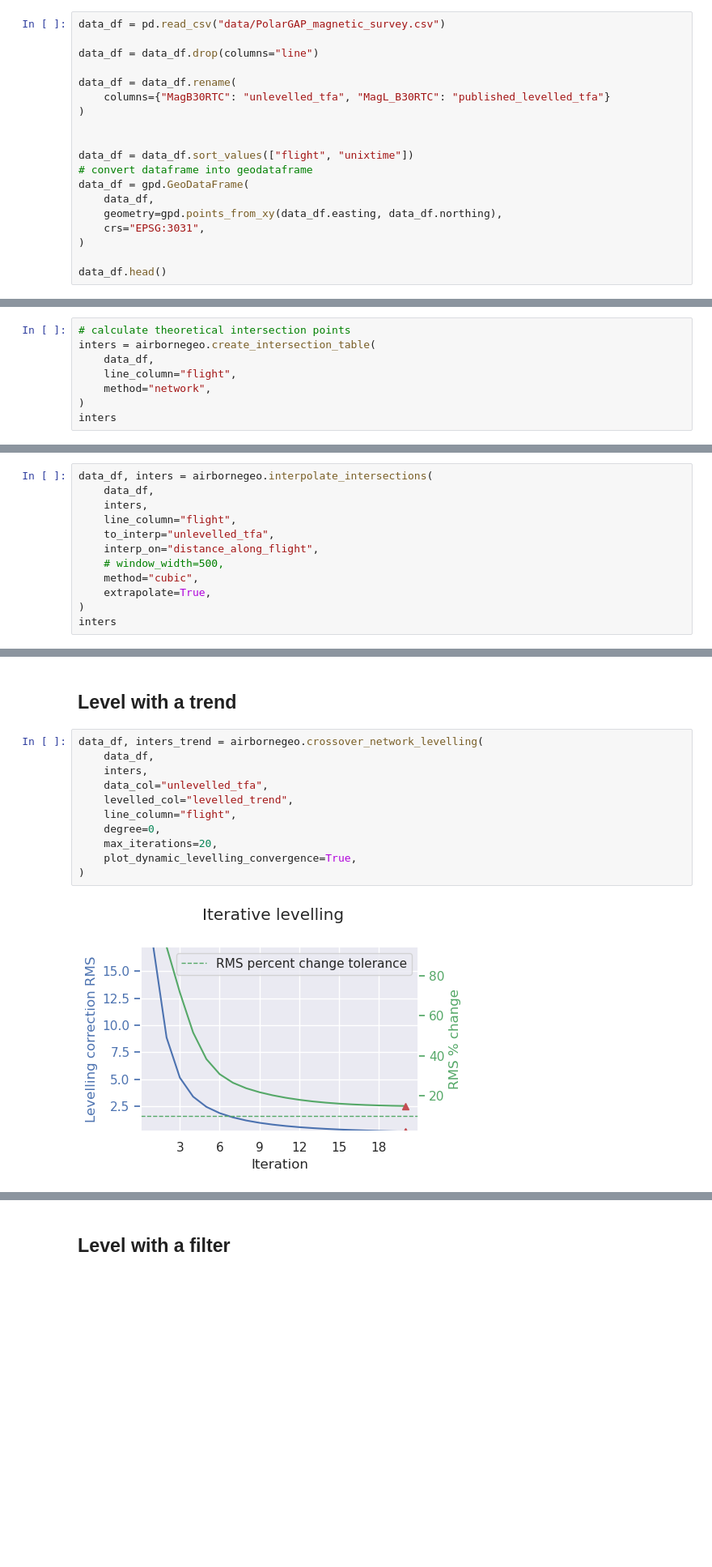
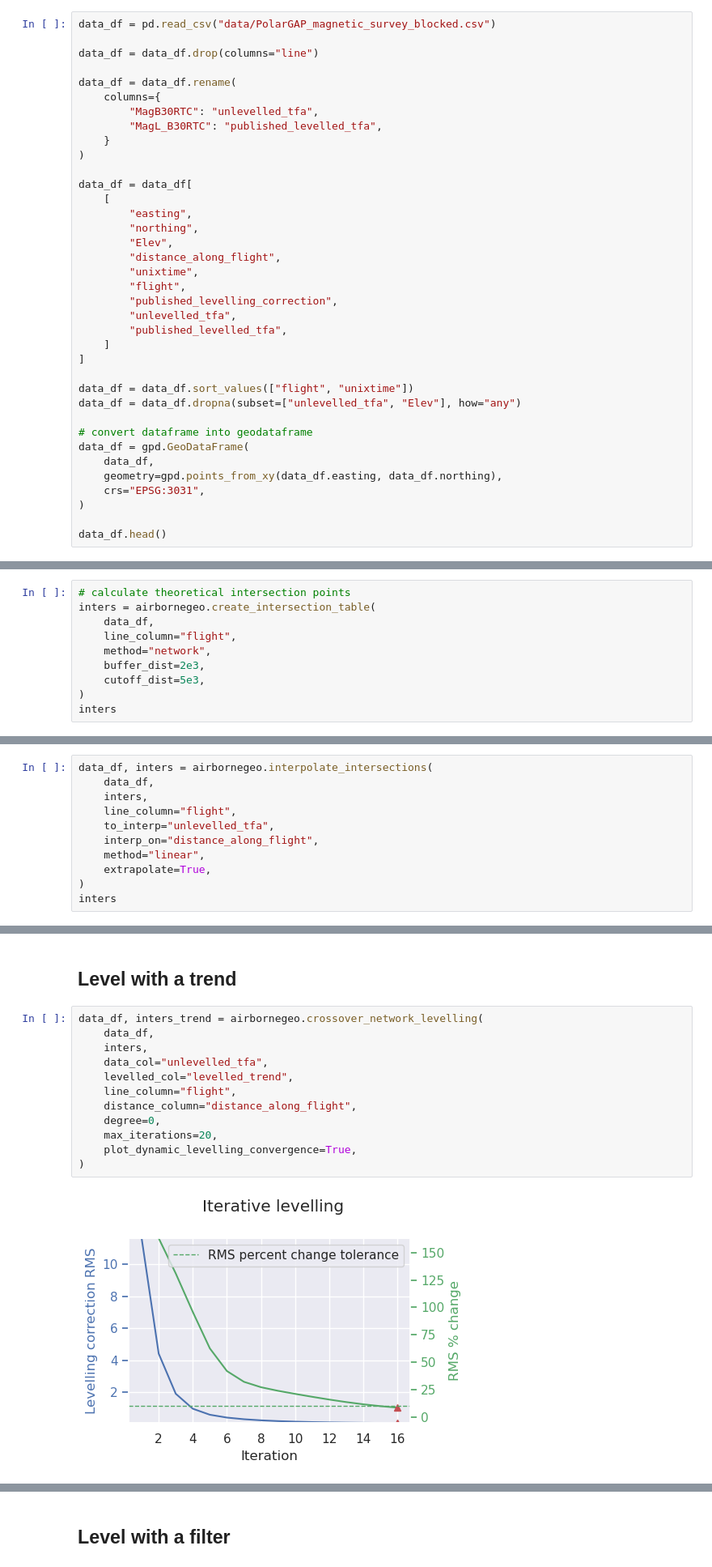
Before and after one commit to GeoToolkits/airbornegeo, a Jupyter notebook: docs/PolarGAP_magnetics_levelling.ipynb, the cells around one changed output, grey strips where cells are left out. Shown at 81% size. Drawn from its saved outputs; the diff is of its cells as text; blank space fills up the shorter version.

Commit message:
Dev (#75)
* require specifying distance column name

* update notebooks

```diff
--- a/docs/PolarGAP_magnetics_levelling.ipynb
+++ b/docs/PolarGAP_magnetics_levelling.ipynb
@@ -21,16 +24,34 @@ logging.basicConfig()
 # %% [markdown]
 ## Load data
 # %%
-data_df = pd.read_csv("data/PolarGAP_magnetic_survey.csv")
+data_df = pd.read_csv("data/PolarGAP_magnetic_survey_blocked.csv")
 
 data_df = data_df.drop(columns="line")
 
 data_df = data_df.rename(
-    columns={"MagB30RTC": "unlevelled_tfa", "MagL_B30RTC": "published_levelled_tfa"}
+    columns={
+        "MagB30RTC": "unlevelled_tfa",
+        "MagL_B30RTC": "published_levelled_tfa",
+    }
 )
 
+data_df = data_df[
+    [
+        "easting",
+        "northing",
+        "Elev",
+        "distance_along_flight",
+        "unixtime",
+        "flight",
+        "published_levelling_correction",
+        "unlevelled_tfa",
+        "published_levelled_tfa",
+    ]
+]
 
 data_df = data_df.sort_values(["flight", "unixtime"])
+data_df = data_df.dropna(subset=["unlevelled_tfa", "Elev"], how="any")
+
 # convert dataframe into geodataframe
 data_df = gpd.GeoDataFrame(
     data_df,
@@ -89,6 +100,8 @@ inters = airbornegeo.create_intersection_table(
     data_df,
     line_column="flight",
     method="network",
+    buffer_dist=2e3,
+    cutoff_dist=5e3,
 )
 inters
 # %% [output]
@@ -137,8 +158,7 @@ data_df, inters = airbornegeo.interpolate_intersections(
     line_column="flight",
     to_interp="unlevelled_tfa",
     interp_on="distance_along_flight",
-    # window_width=500,
-    method="cubic",
+    method="linear",
     extrapolate=True,
 )
 inters
@@ -191,13 +222,14 @@ ax.set_title(
 # %%
 data_df, inters_trend = airbornegeo.crossover_network_levelling(
     data_df,
     inters,
     data_col="unlevelled_tfa",
     levelled_col="levelled_trend",
     line_column="flight",
+    distance_column="distance_along_flight",
     degree=0,
     max_iterations=20,
     plot_dynamic_levelling_convergence=True,
 )
 # %% [output]
-[figure, old version]
+[figure, new version]
```
Also changed, not shown: parts of 33 cells of this notebook, 16 other files.
